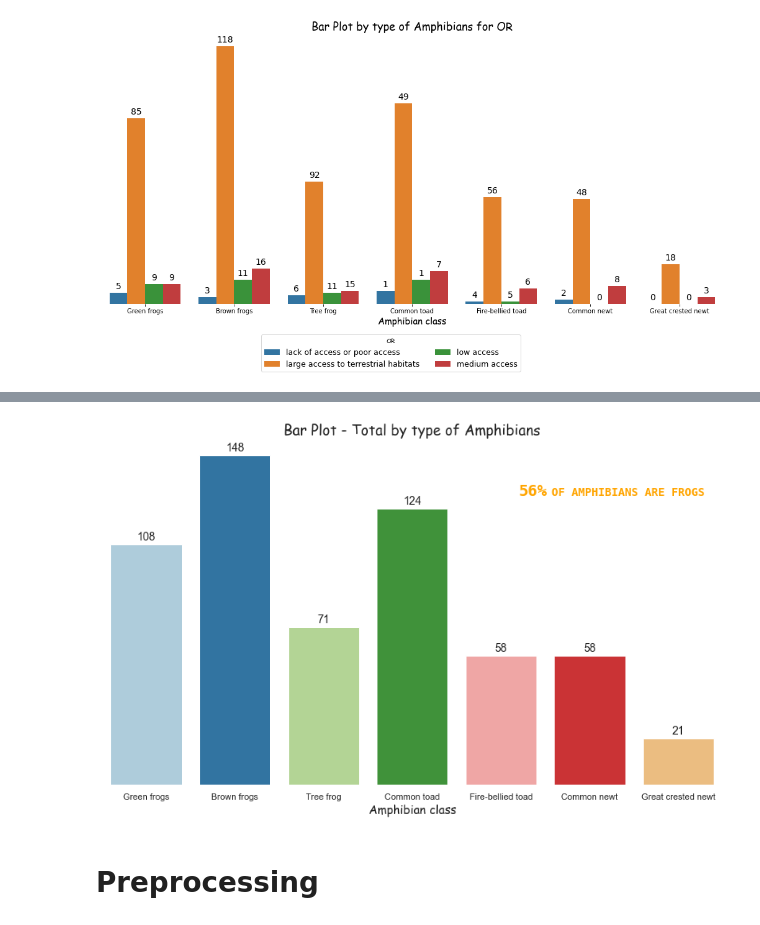
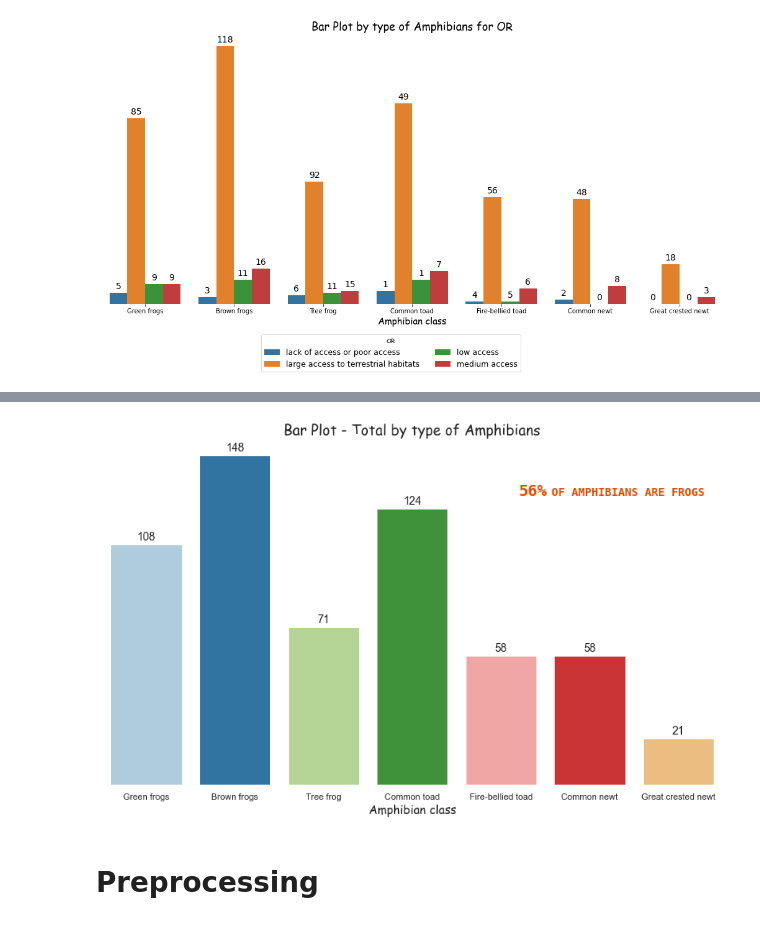
Before and after one commit to Renata-Thomazelli/amphibians, a Jupyter notebook: amphibians-Copy1.ipynb, the cells around one changed output, grey strips where cells are left out. Drawn from its saved outputs; the diff is of its cells as text; code cells hidden in the pictures.

Commit message:
charts

```diff
--- a/amphibians-Copy1.ipynb
+++ b/amphibians-Copy1.ipynb
@@ -399,36 +399,36 @@ amphibians_chart.set_index('amphibian class').reindex(['Green frogs','Brown frog
 # %%
 #Let's building a chart
 
 plt.figure(figsize=(14,8))
 
 ax = sns.barplot(data=amphibians_chart,x = "amphibian class", y = "Total", palette = "Paired",order=['Green frogs','Brown frogs','Tree frog','Common toad','Fire-bellied toad','Common newt','Great crested newt'])
 csfont = {'fontname':'Comic Sans MS'}
 ax.set_title("Bar Plot - Total by type of Amphibians", fontdict = {'fontsize':18}, **csfont)
 ax.set_xlabel("Amphibian class",fontdict = {'fontsize':15}, **csfont)
 ax.set_ylabel("Total", fontdict={'fontsize' : 15})
 ax.yaxis.set_visible(False)
 ax.spines['top'].set_visible(False)
 ax.spines['right'].set_visible(False)
 ax.spines['bottom'].set_visible(False)
 ax.spines['left'].set_visible(False)
 
 
 label_text_perc = "56%"
-ax.text(x=4.2,y=130,s=label_text_perc,fontsize=20,fontfamily='monospace',fontweight='extra bold',color='orange')
+ax.text(x=4.2,y=130,s=label_text_perc,fontsize=20,fontfamily='monospace',fontweight='extra bold',color='#E64C00')
 
 label_text = "OF AMPHIBIANS ARE FROGS"
-ax.text(x=4.57,y=130,s=label_text,fontsize=14,fontfamily='monospace',fontweight='semibold',color='orange')
+ax.text(x=4.57,y=130,s=label_text,fontsize=14,fontfamily='monospace',fontweight='semibold',color='#E64C00')
 
 
 #Annotate the bars with value
 for p, v in zip(ax.patches, amphibians_chart.set_index('amphibian class').reindex(['Green frogs','Brown frogs','Tree frog','Common toad','Fire-bellied toad','Common newt','Great crested newt']).reset_index()['Total']): #arrumar a ordem
  height = p.get_height()
  ax.text(p.get_x() + p.get_width() / 2, height + 1, v,
  ha='center', va='bottom', fontdict = {'fontsize':14})
 plt.savefig("charts/Bar Plot by type of Amphibians.png",transparent = False,facecolor ="w",bbox_inches ="tight",pad_inches = 1,edgecolor ='w',orientation ='landscape', dpi=300)
 plt.show()
 # %% [output]
-[figure, old version]
+[figure, new version]
 # %% [markdown]
 # Preprocessing
 # %% [markdown]
```
Also changed, not shown: parts of 2 cells of this notebook.
